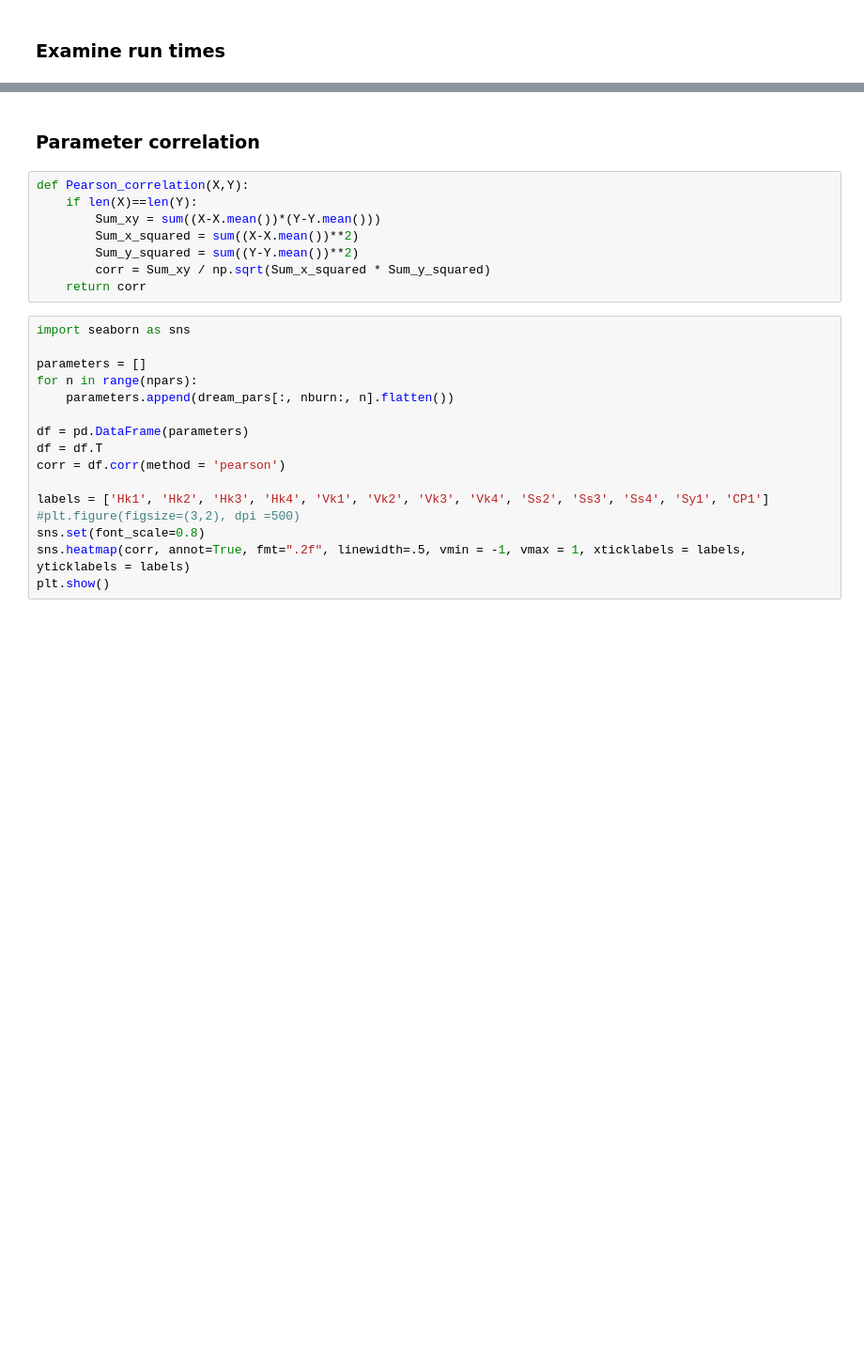
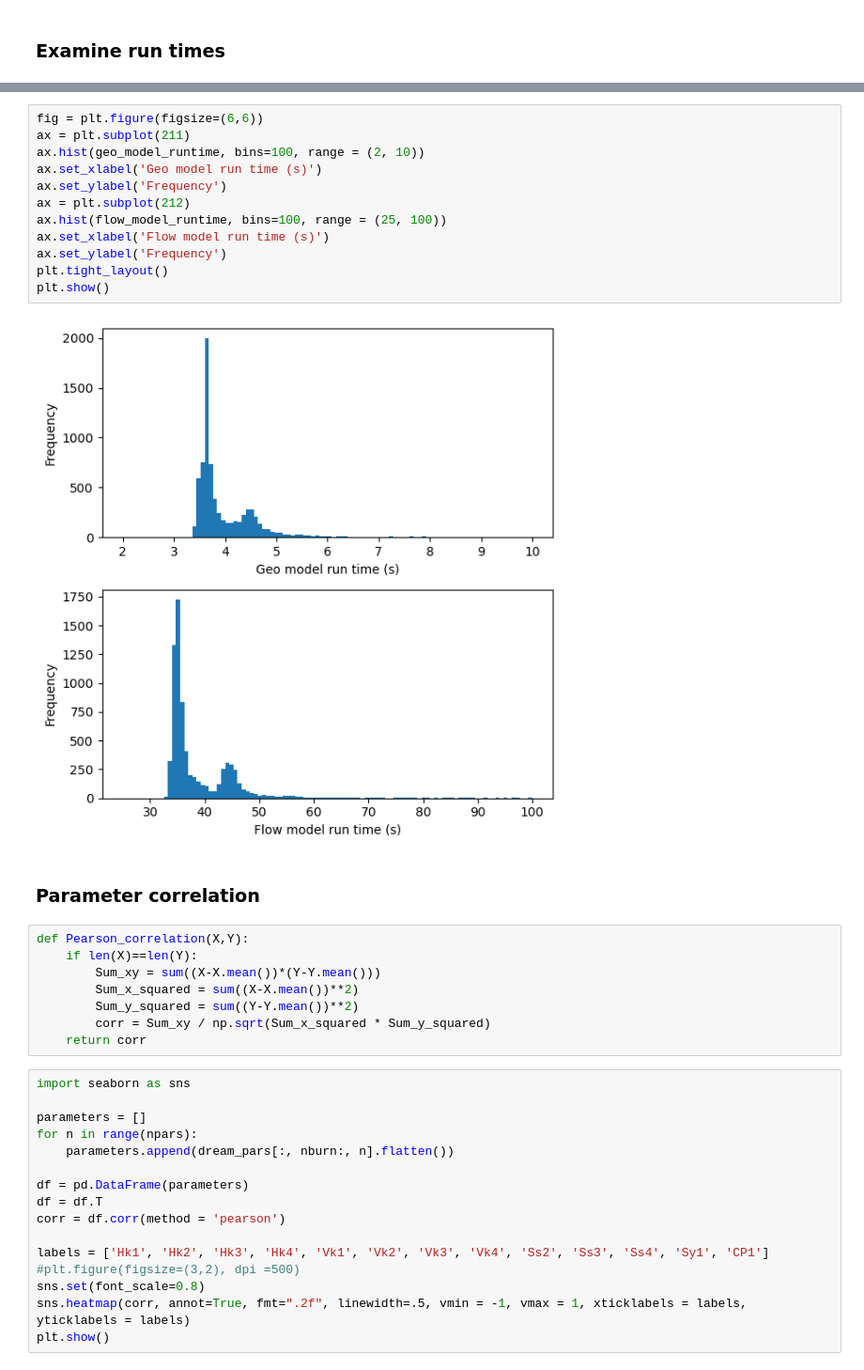
Before and after one commit to kerrybardot/loop_to_flopy, a Jupyter notebook: scripts_for_paper/inverse_MCMC_processing.ipynb, the cells around one changed output, grey strips where cells are left out. Shown: that part at 94% size. Cells and saved outputs as stored; diff of their text form; blank space fills up the shorter version.

```diff
--- a/scripts_for_paper/inverse_MCMC_processing.ipynb
+++ b/scripts_for_paper/inverse_MCMC_processing.ipynb
@@ -456,3 +467,17 @@ Flow model std  4.398708756358201
+# %%
+fig = plt.figure(figsize=(6,6))
+ax = plt.subplot(211)
+ax.hist(geo_model_runtime, bins=100, range = (2, 10))
+ax.set_xlabel('Geo model run time (s)')
+ax.set_ylabel('Frequency')
+ax = plt.subplot(212)
+ax.hist(flow_model_runtime, bins=100, range = (25, 100))
+ax.set_xlabel('Flow model run time (s)')
+ax.set_ylabel('Frequency')
+plt.tight_layout()
+plt.show()
+# %% [output]
+[figure, added]
 # %% [markdown]
 ### Parameter correlation
 # %%
```
Also changed, not shown: parts of 18 cells of this notebook, 11 other files.
